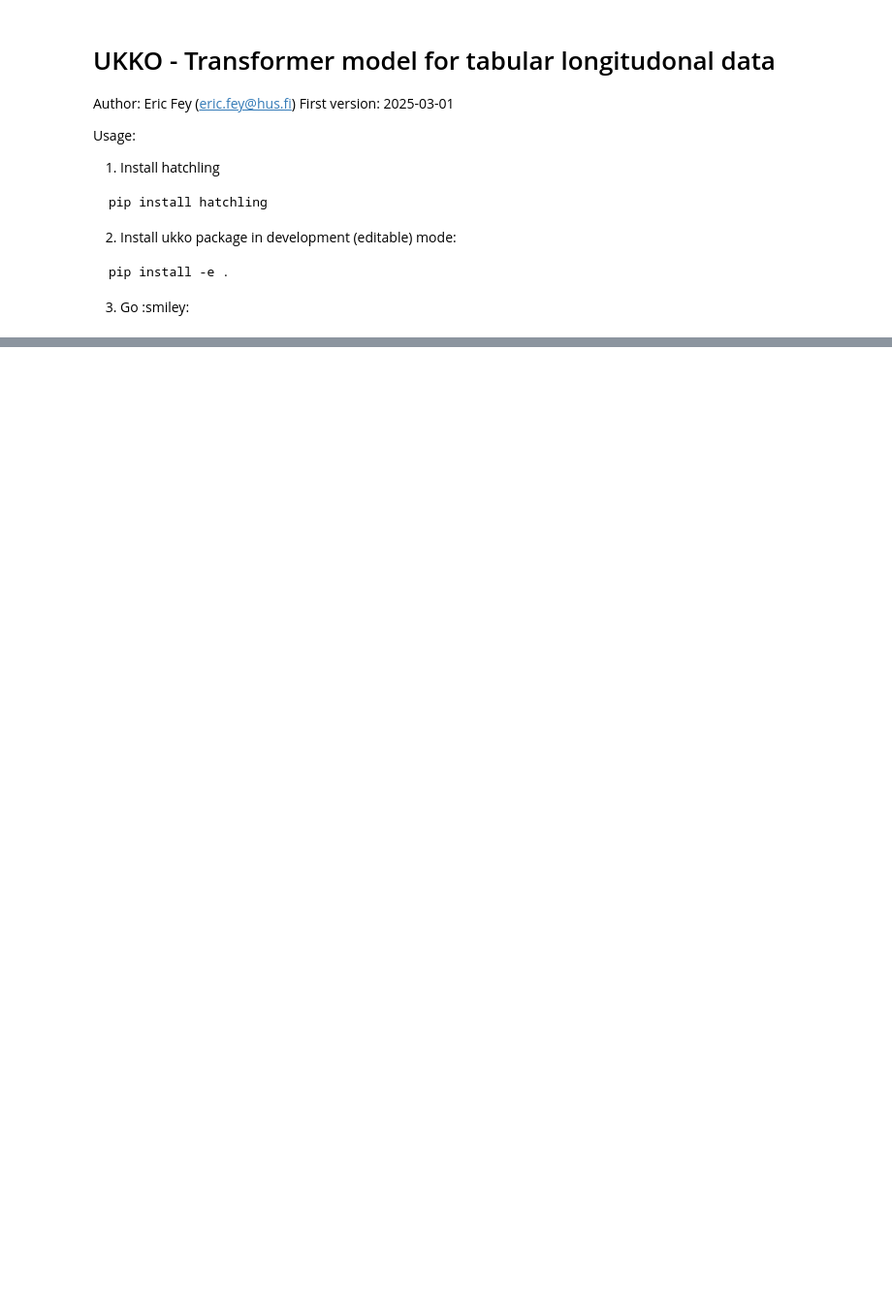
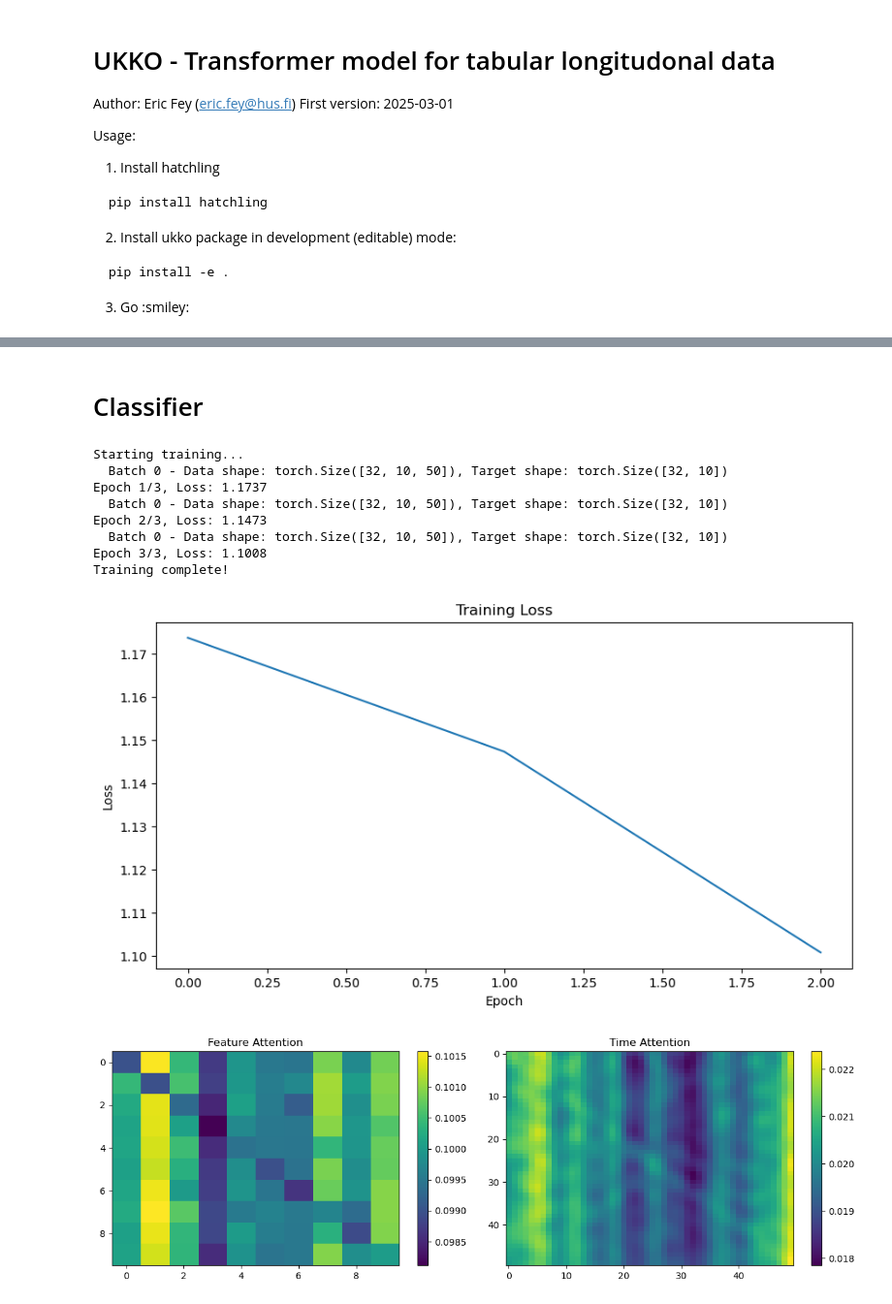
Before and after one commit to eric-fey-hus/ukko, a Jupyter notebook: ukko_get_started.ipynb, the cells around one changed output, grey strips where cells are left out. Shown: that part at 97% size. Drawn from its saved outputs; the diff is of its cells as text; code cells hidden in the pictures; blank space fills up the shorter version.

```diff
--- a/ukko_get_started.ipynb
+++ b/ukko_get_started.ipynb
@@ -470,0 +526,31 @@ Predictions: (32, 5)
+# %% [markdown]
+# Classifier
+# %%
+# First reload modules to ensure latest changes
+import importlib
+import ukko.core
+import ukko.data
+importlib.reload(ukko.core)
+importlib.reload(ukko.data)
+
+# Import test function
+from ukko.core import DualAttentionClassifier, visualize_predictions
+from ukko.data import SineWaveDataset
+
+# Run the test
+#from tests.test_dual_attention_classifier import test_dual_attention_classifier
+#test_dual_attention_classifier()
+
+%run ./tests/test_dual_attention_classifier.py
+model, train_losses, plt1, plt2 = test_dual_attention_classifier(n_epochs = 3)
+# %% [output]
+Starting training...
+  Batch 0 - Data shape: torch.Size([32, 10, 50]), Target shape: torch.Size([32, 10])
+Epoch 1/3, Loss: 1.1737
+  Batch 0 - Data shape: torch.Size([32, 10, 50]), Target shape: torch.Size([32, 10])
+Epoch 2/3, Loss: 1.1473
+  Batch 0 - Data shape: torch.Size([32, 10, 50]), Target shape: torch.Size([32, 10])
+Epoch 3/3, Loss: 1.1008
+Training complete!
+[figure, added]
+[figure, added]
```
Also changed, not shown: parts of 24 cells of this notebook, 4 other files.
